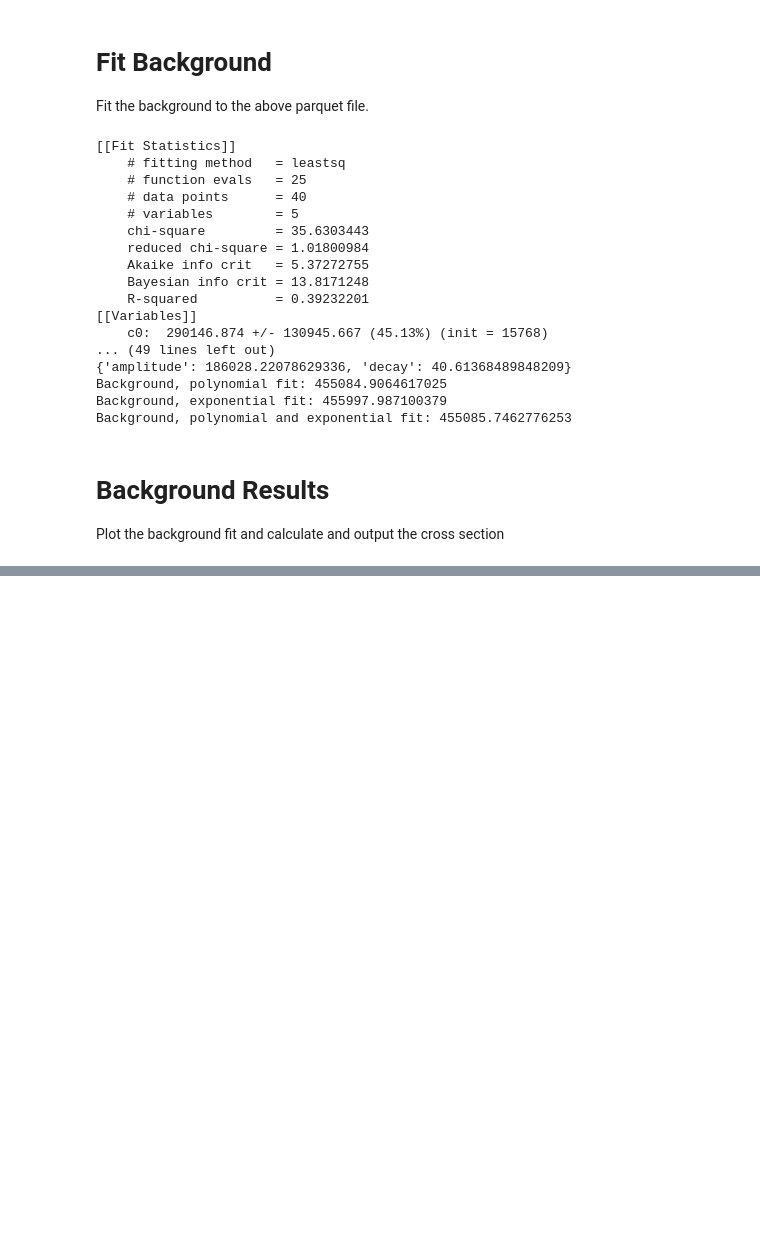
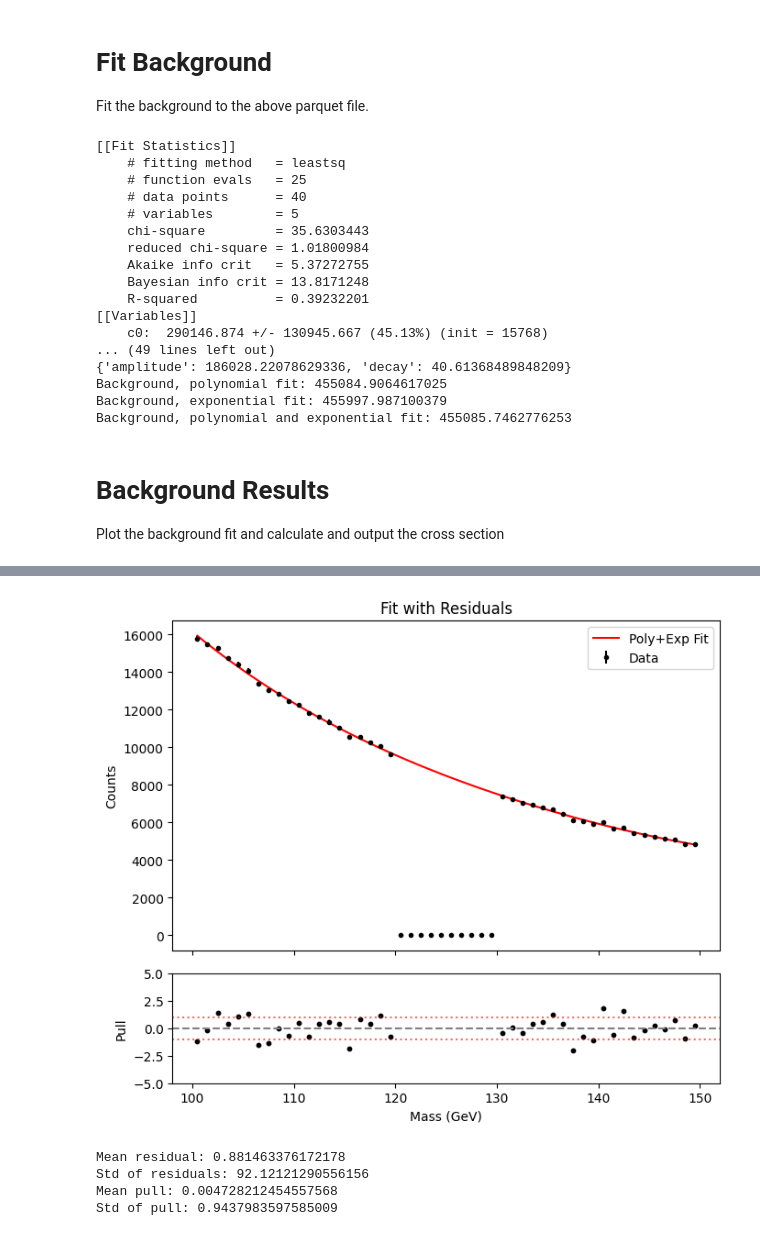
Before and after one commit to Hello-World123456789/Higgs-Experiment, a Jupyter notebook: merge_notebook.ipynb, the cells around one changed output, grey strips where cells are left out. Saved outputs shown, nothing was run; the diff lists cells and outputs as text; code cells hidden in the pictures; blank space fills up the shorter version.

Commit message:
Added plot of residuals

```diff
--- a/merge_notebook.ipynb
+++ b/merge_notebook.ipynb
@@ -728,0 +708,68 @@ Cross section: 72.14fb
+# %%
+# === Residuals + Pull Plot for poly_exp fit ===
+
+import numpy as np
+import matplotlib.pyplot as plt
+
+# Use the poly+exp fit
+fit_result = poly_exp_out
+
+# Data (already binned)
+y_data = data_x
+y_err = data_x_err
+x = bin_centres
+
+# Best-fit model evaluated at bin centres
+y_fit = fit_result.best_fit
+
+# --- Residuals (keep full for top plot) ---
+residuals = y_data - y_fit
+
+# --- Mask out bad bins (zero uncertainty) ---
+mask = y_err > 0
+
+x_masked = x[mask]
+y_data_masked = y_data[mask]
+y_fit_masked = y_fit[mask]
+y_err_masked = y_err[mask]
+
+# --- Pulls (only valid bins) ---
+pulls = (y_data_masked - y_fit_masked) / y_err_masked
+
+# === Plot ===
+fig, (ax1, ax2) = plt.subplots(
+    2, 1, figsize=(7, 6), sharex=True,
+    gridspec_kw={'height_ratios': [3, 1]}
+)
+
+# --- Top: data + fit (show everything) ---
+ax1.errorbar(x, y_data, yerr=y_err, fmt='.', color='black', label='Data')
+ax1.plot(x, y_fit, color='red', label='Poly+Exp Fit')
+ax1.set_ylabel("Counts")
+ax1.legend()
+ax1.set_title("Fit with Residuals")
+
+# --- Bottom: pulls (ONLY valid bins) ---
+ax2.axhline(0, color='gray', linestyle='--')
+ax2.axhline(1, color='red', linestyle=':', alpha=0.6)
+ax2.axhline(-1, color='red', linestyle=':', alpha=0.6)
+
+ax2.scatter(x_masked, pulls, color='black', s=10)
+ax2.set_ylabel("Pull")
+ax2.set_xlabel("Mass (GeV)")
+ax2.set_ylim(-5, 5)
+
+plt.tight_layout()
+plt.show()
+
+# --- Diagnostics (ONLY valid bins) ---
+print("Mean residual:", np.mean(residuals[mask]))
+print("Std of residuals:", np.std(residuals[mask]))
+print("Mean pull:", np.mean(pulls))
+print("Std of pull:", np.std(pulls))
+# %% [output]
+[figure, added]
+Mean residual: 0.881463376172178
+Std of residuals: 92.12121290556156
+Mean pull: 0.004728212454557568
+Std of pull: 0.9437983597585009
```
Also changed, not shown: parts of 5 cells of this notebook.
